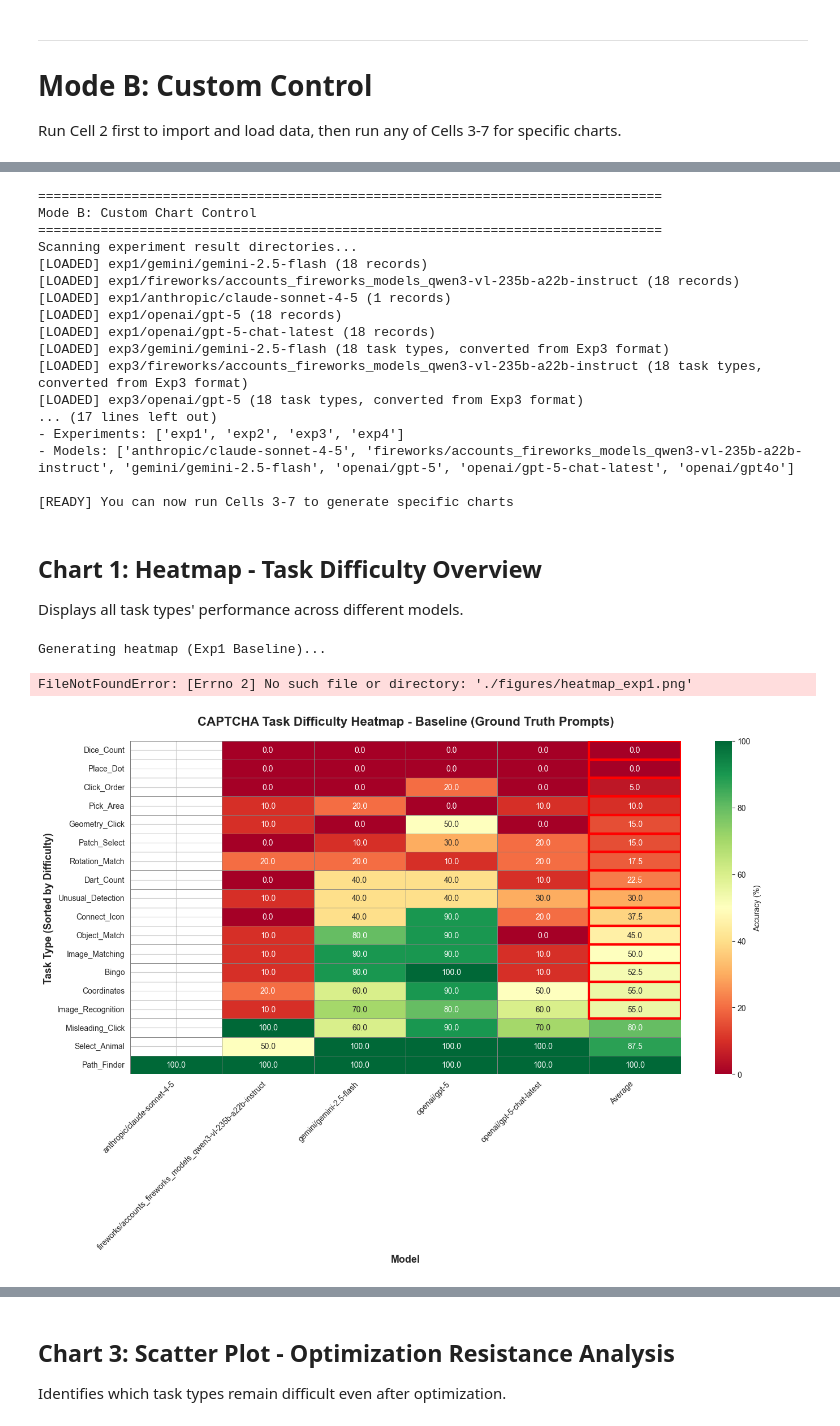
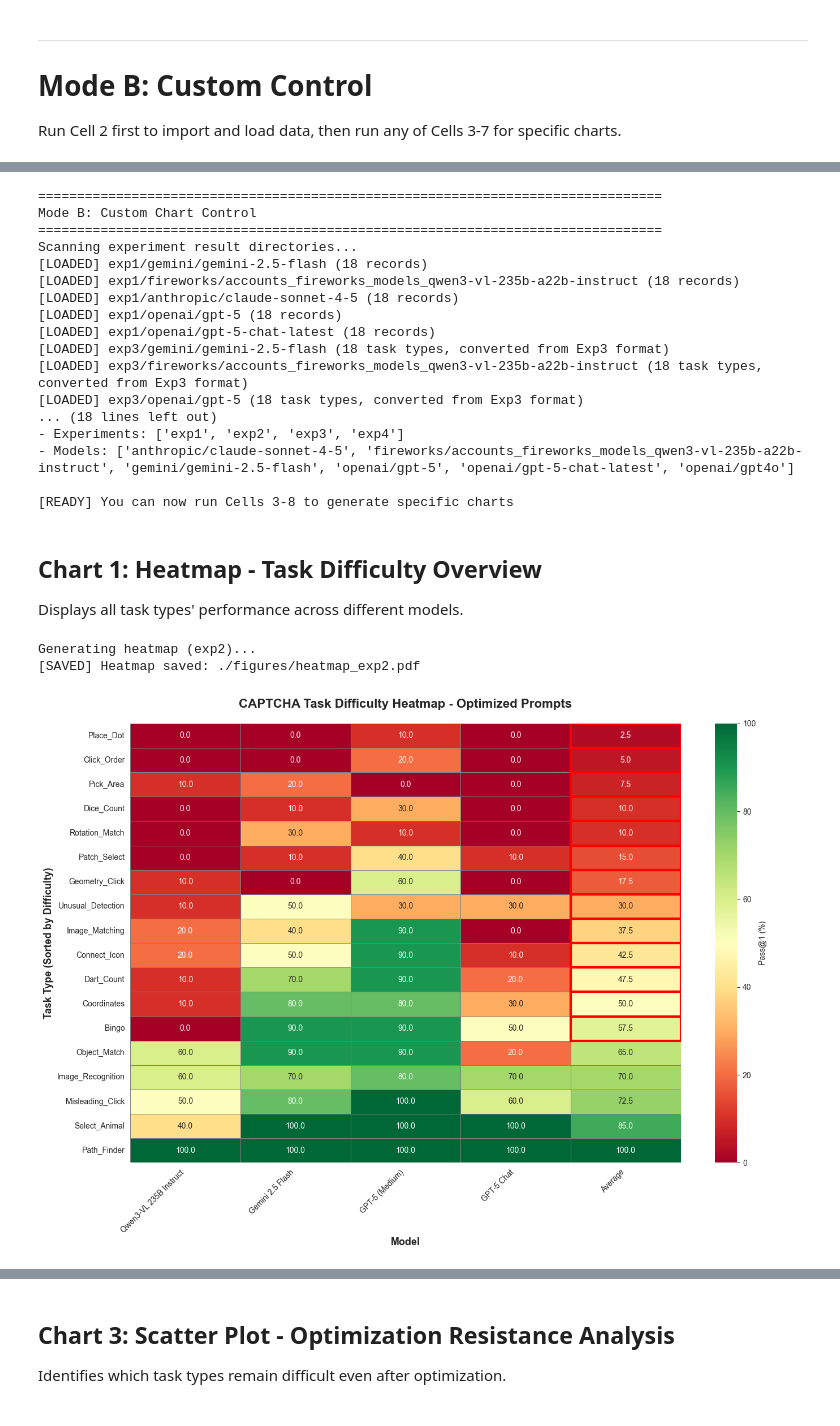
Before and after one commit to Wankunyu/Captcha, a Jupyter notebook: plot.ipynb, the cells around one changed output, grey strips where cells are left out. Cells and saved outputs as stored; diff of their text form; code cells hidden in the pictures.

```diff
--- a/plot.ipynb
+++ b/plot.ipynb
@@ -43,6 +151,6 @@ Run Cell 2 first to import and load data, then run any of Cells 3-7 for specific
 # %%
 # ============================================================================
-# Mode B: Step 1 - Import Libraries and Load Data
+# Mode B: Step 2 - Import Libraries and Load Data
 # ============================================================================
 
 from visualize_results import CAPTCHAVisualizer
@@ -53,8 +161,12 @@ print("=" * 80)
 print("Mode B: Custom Chart Control")
 print("=" * 80)
 
-# Initialize visualizer
-viz = CAPTCHAVisualizer(results_dir="./results")
+# Initialize visualizer with custom display names
+viz = CAPTCHAVisualizer(
+    results_dir="./results",
+    model_names=CUSTOM_MODEL_NAMES,
+    exp_names=CUSTOM_EXP_NAMES
+)
 
 # View loaded data summary
 print("\nData Summary:")
@@ -66,7 +178,7 @@ if not viz.data.empty:
 else:
     print("[WARNING] No data found")
 
-print("\n[READY] You can now run Cells 3-7 to generate specific charts")
+print("\n[READY] You can now run Cells 3-8 to generate specific charts")
 # %% [output]
 ================================================================================
 Mode B: Custom Chart Control
@@ -74,36 +186,38 @@ Mode B: Custom Chart Control
 Scanning experiment result directories...
 [LOADED] exp1/gemini/gemini-2.5-flash (18 records)
 [LOADED] exp1/fireworks/accounts_fireworks_models_qwen3-vl-235b-a22b-instruct (18 records)
-[LOADED] exp1/anthropic/claude-sonnet-4-5 (1 records)
+[LOADED] exp1/anthropic/claude-sonnet-4-5 (18 records)
 [LOADED] exp1/openai/gpt-5 (18 records)
 [LOADED] exp1/openai/gpt-5-chat-latest (18 records)
 [LOADED] exp3/gemini/gemini-2.5-flash (18 task types, converted from Exp3 format)
 [LOADED] exp3/fireworks/accounts_fireworks_models_qwen3-vl-235b-a22b-instruct (18 task types, converted from Exp3 format)
 [LOADED] exp3/openai/gpt-5 (18 task types, converted from Exp3 format)
-... (17 lines left out)
+... (18 lines left out)
 - Experiments: ['exp1', 'exp2', 'exp3', 'exp4']
 - Models: ['anthropic/claude-sonnet-4-5', 'fireworks/accounts_fireworks_models_qwen3-vl-235b-a22b-instruct', 'gemini/gemini-2.5-flash', 'openai/gpt-5', 'openai/gpt-5-chat-latest', 'openai/gpt4o']
 
-[READY] You can now run Cells 3-7 to generate specific charts
+[READY] You can now run Cells 3-8 to generate specific charts
 # %% [markdown]
 ## Chart 1: Heatmap - Task Difficulty Overview
 Displays all task types' performance across different models.
 # %%
 # Chart 1: Heatmap - Task Difficulty Overview
+SELECTED_EXPERIMENT = 'exp2'  # Options: 'exp1', 'exp2', 'exp3', 'exp4'
 
-if not viz.data.empty and 'exp1' in viz.data['experiment'].values:
-    print("\nGenerating heatmap (Exp1 Baseline)...")
+
+if not viz.data.empty and SELECTED_EXPERIMENT in viz.data['experiment'].values:
+    print(f"\nGenerating heatmap ({SELECTED_EXPERIMENT})...")
     fig = viz.plot_heatmap(
-        experiment='exp1',
-        figsize=(14, 10),
-        save_path="./figures/heatmap_exp1.pdf"
+        experiment=SELECTED_EXPERIMENT,
+        figsize=FIGURE_SIZE_HEATMAP,
+        save_path=f"./figures/heatmap_{SELECTED_EXPERIMENT}.pdf"
     )
     plt.show()
 else:
-    print("[WARNING] Insufficient Exp1 data, skipping heatmap")
+    print(f"[WARNING] {SELECTED_EXPERIMENT} data not available, skipping heatmap")
 # %% [output]
-Generating heatmap (Exp1 Baseline)...
+Generating heatmap (exp2)...
+[SAVED] Heatmap saved: ./figures/heatmap_exp2.pdf
-FileNotFoundError: [Errno 2] No such file or directory: './figures/heatmap_exp1.png'
-[figure, old version]
+[figure, new version]
 # %% [markdown]
 ## Chart 2: Grouped Bar Chart - Optimization Effect Comparison
```
Also changed, not shown: parts of 10 cells of this notebook, 1 other file.
